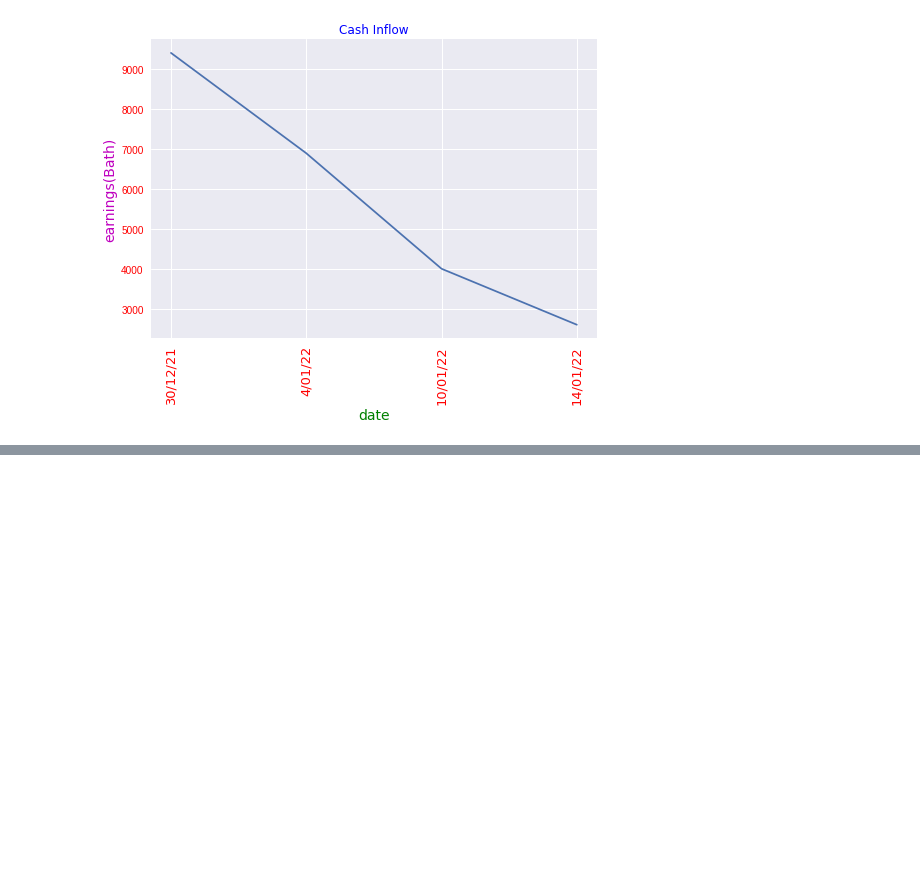
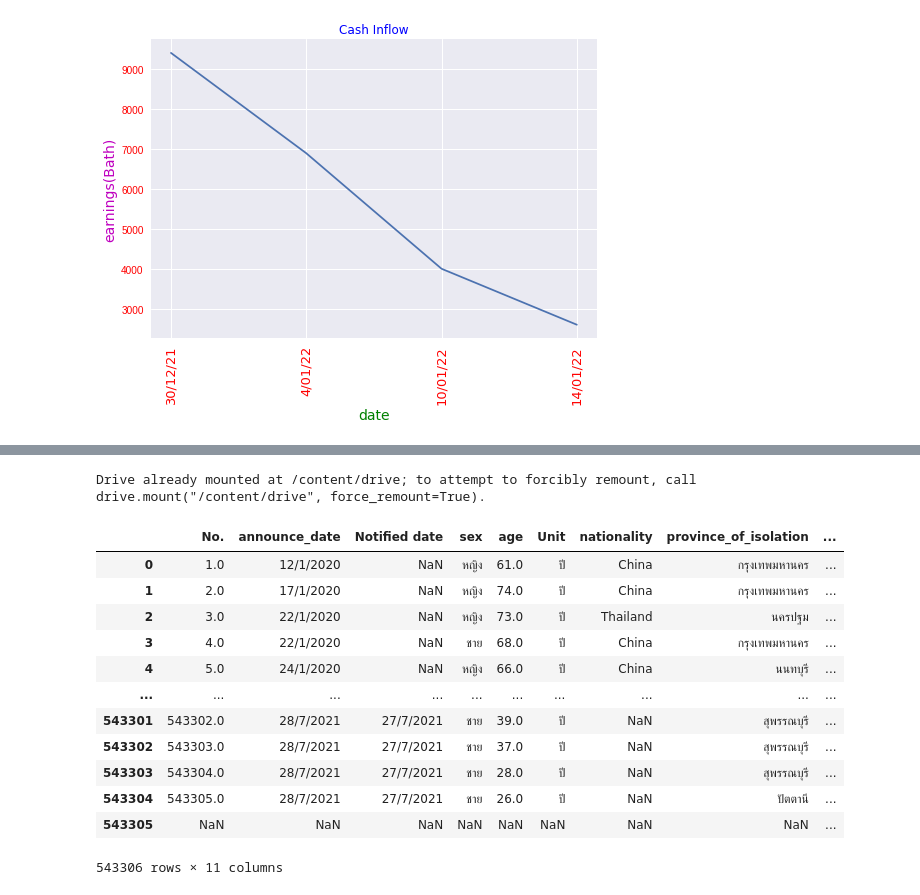
Before and after one commit to team0243/multivariate-1, a Jupyter notebook: Cash_Inflow.ipynb, the cells around one changed output, grey strips where cells are left out. Cells and saved outputs as stored; diff of their text form; code cells hidden in the pictures; blank space fills up the shorter version.

```diff
--- a/Cash_Inflow.ipynb
+++ b/Cash_Inflow.ipynb
@@ -33,0 +129,5 @@ findfont: Font family ['tahoma'] not found. Falling back to DejaVu Sans.
+# %%
+from google.colab import drive # เชื่อม google drive
+drive.mount('/content/drive')
+# %% [output]
+Drive already mounted at /content/drive; to attempt to forcibly remount, call drive.mount("/content/drive", force_remount=True).
@@ -33,0 +136,19 @@ findfont: Font family ['tahoma'] not found. Falling back to DejaVu Sans.
+# %%
+path = '/content/drive/My Drive/DWDM2021_DATA'
+# %%
+data_cases = pd.read_csv(os.path.join(path,'confirmed-cases.csv'))
+data_cases
+# %% [output]
+|  | No. | announce_date | Notified date | sex | age | Unit | nationality | province_of_isolation | ... |
+| 0 | 1.0 | 12/1/2020 | NaN | หญิง | 61.0 | ปี | China | กรุงเทพมหานคร | ... |
+| 1 | 2.0 | 17/1/2020 | NaN | หญิง | 74.0 | ปี | China | กรุงเทพมหานคร | ... |
+| 2 | 3.0 | 22/1/2020 | NaN | หญิง | 73.0 | ปี | Thailand | นครปฐม | ... |
+| 3 | 4.0 | 22/1/2020 | NaN | ชาย | 68.0 | ปี | China | กรุงเทพมหานคร | ... |
+| 4 | 5.0 | 24/1/2020 | NaN | หญิง | 66.0 | ปี | China | นนทบุรี | ... |
+| ... | ... | ... | ... | ... | ... | ... | ... | ... | ... |
+| 543301 | 543302.0 | 28/7/2021 | 27/7/2021 | ชาย | 39.0 | ปี | NaN | สุพรรณบุรี | ... |
+| 543302 | 543303.0 | 28/7/2021 | 27/7/2021 | ชาย | 37.0 | ปี | NaN | สุพรรณบุรี | ... |
+| 543303 | 543304.0 | 28/7/2021 | 27/7/2021 | ชาย | 28.0 | ปี | NaN | สุพรรณบุรี | ... |
+| 543304 | 543305.0 | 28/7/2021 | 27/7/2021 | ชาย | 26.0 | ปี | NaN | ปัตตานี | ... |
+| 543305 | NaN | NaN | NaN | NaN | NaN | NaN | NaN | NaN | ... |
+543306 rows × 11 columns
```
Also changed, not shown: parts of 18 cells of this notebook.
